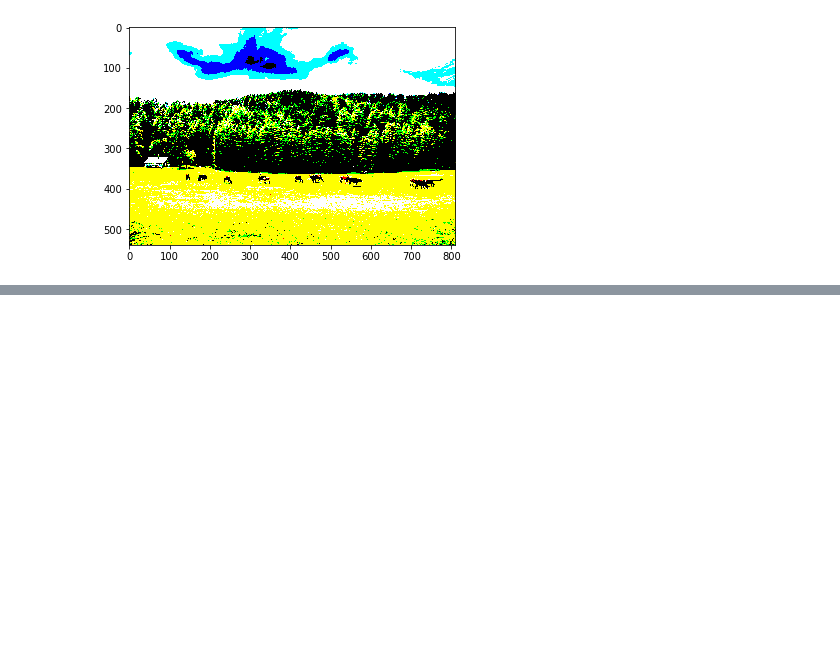
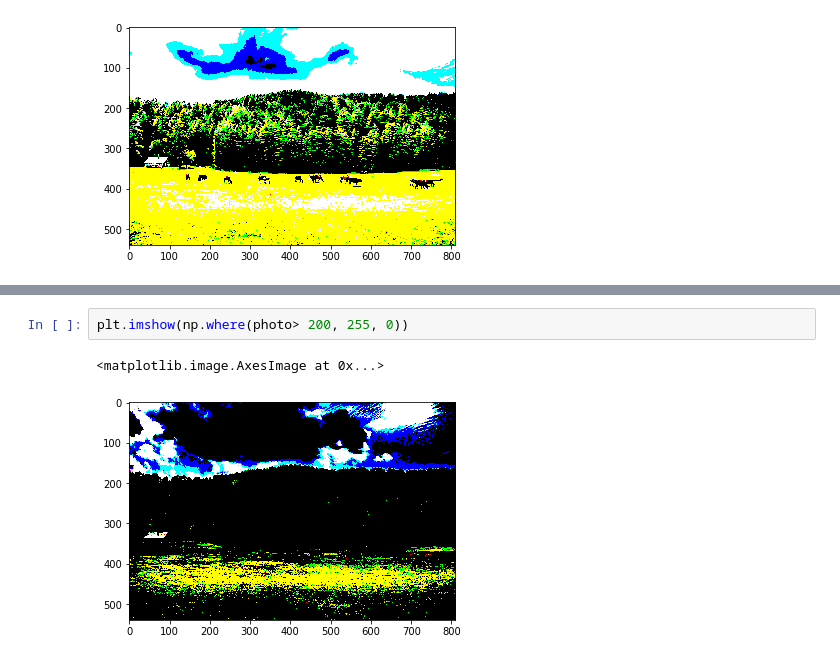
Before and after one commit to mkmritunjay/machineLearning, a Jupyter notebook: numpy.ipynb, the cells around one changed output, grey strips where cells are left out. Saved outputs shown, nothing was run; the diff lists cells and outputs as text; blank space fills up the shorter version.

```diff
--- a/numpy.ipynb
+++ b/numpy.ipynb
@@ -214,0 +220,5 @@ plt.imshow(photo_masked)
+# %%
+plt.imshow(np.where(photo> 200, 255, 0))
+# %% [output]
+<matplotlib.image.AxesImage at 0x...>
+[figure, added]
```
Also changed, not shown: parts of 7 cells of this notebook.
